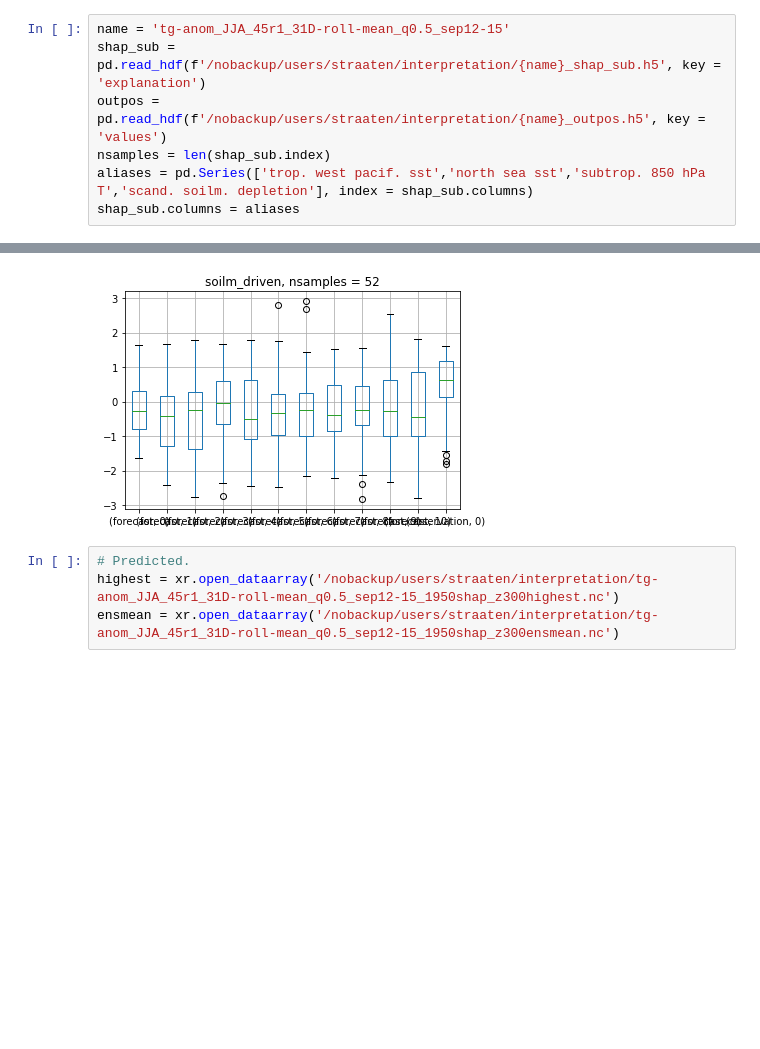
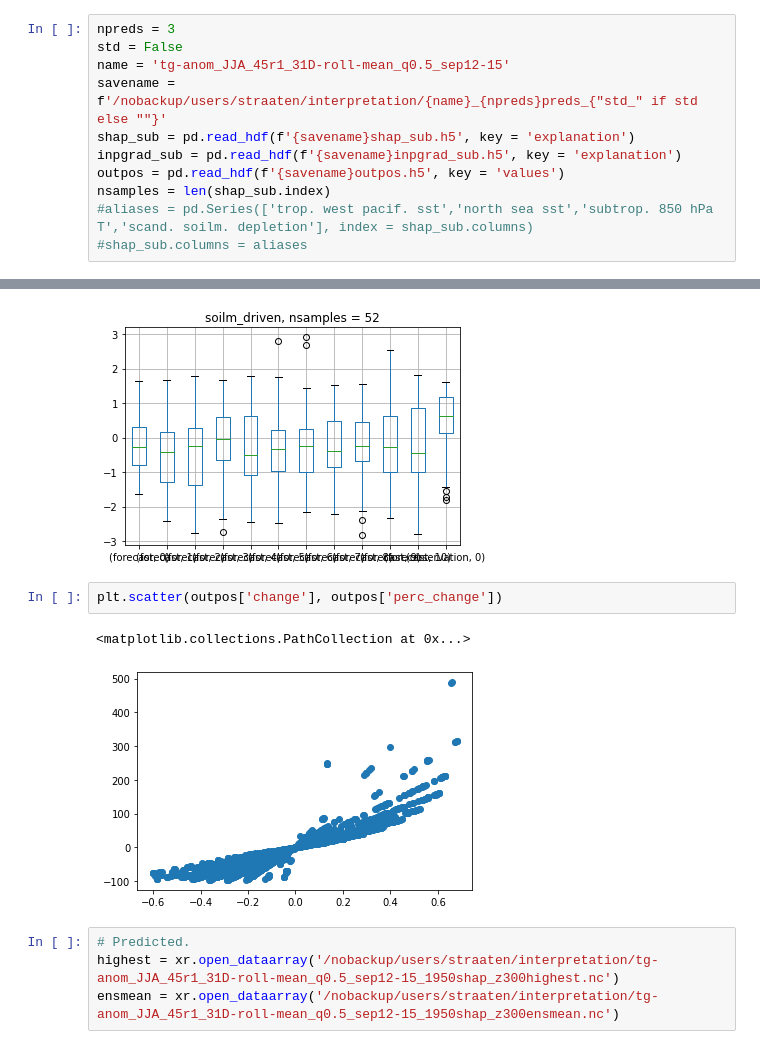
Before and after one commit to chiemvs/Hybrid, a Jupyter notebook: notebooks/Teleconnection.ipynb, the cells around one changed output, grey strips where cells are left out. Saved outputs shown, nothing was run; the diff lists cells and outputs as text; blank space fills up the shorter version.

```diff
--- a/notebooks/Teleconnection.ipynb
+++ b/notebooks/Teleconnection.ipynb
@@ -12,12 +12,16 @@ import cartopy.feature as cfeature
 from matplotlib.gridspec import GridSpec
 from matplotlib.patches import Patch
 # %%
+npreds = 3
+std = False
 name = 'tg-anom_JJA_45r1_31D-roll-mean_q0.5_sep12-15'
-shap_sub = pd.read_hdf(f'/nobackup/users/straaten/interpretation/{name}_shap_sub.h5', key = 'explanation')
-outpos = pd.read_hdf(f'/nobackup/users/straaten/interpretation/{name}_outpos.h5', key = 'values')
+savename = f'/nobackup/users/straaten/interpretation/{name}_{npreds}preds_{"std_" if std else ""}'
+shap_sub = pd.read_hdf(f'{savename}shap_sub.h5', key = 'explanation')
+inpgrad_sub = pd.read_hdf(f'{savename}inpgrad_sub.h5', key = 'explanation')
+outpos = pd.read_hdf(f'{savename}outpos.h5', key = 'values')
 nsamples = len(shap_sub.index)
-aliases = pd.Series(['trop. west pacif. sst','north sea sst','subtrop. 850 hPa T','scand. soilm. depletion'], index = shap_sub.columns)
-shap_sub.columns = aliases
+#aliases = pd.Series(['trop. west pacif. sst','north sea sst','subtrop. 850 hPa T','scand. soilm. depletion'], index = shap_sub.columns)
+#shap_sub.columns = aliases
 # %%
 # Defining interesting slices:
 tele = slice(0,300)
@@ -135,6 +139,11 @@ for key, sl in slices.items():
 [figure]
 [figure]
 [figure]
+# %%
+plt.scatter(outpos['change'], outpos['perc_change'])
+# %% [output]
+<matplotlib.collections.PathCollection at 0x...>
+[figure, added]
 # %%
 # Predicted.
 highest = xr.open_dataarray('/nobackup/users/straaten/interpretation/tg-anom_JJA_45r1_31D-roll-mean_q0.5_sep12-15_1950shap_z300highest.nc')
```
Also changed, not shown: 3 other files.
